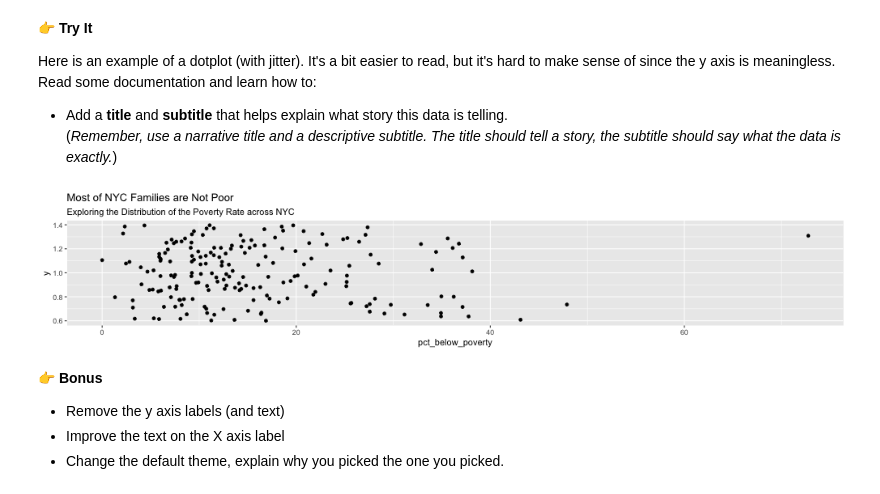
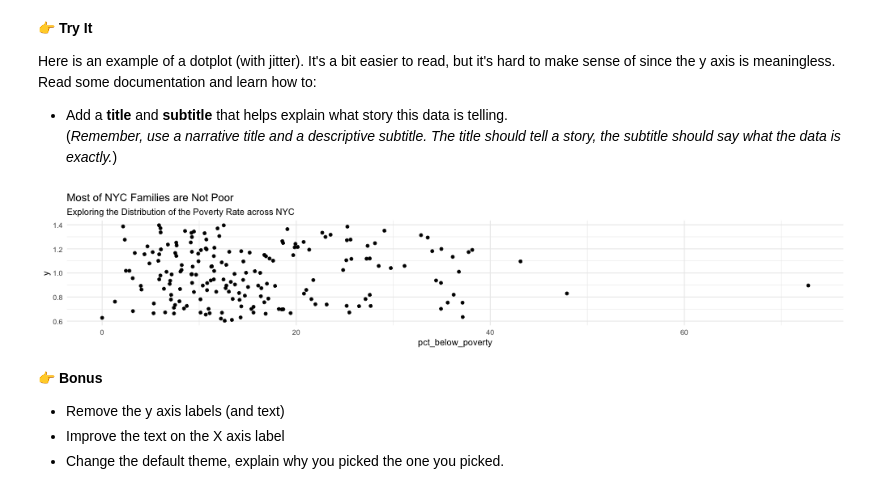
Before and after one commit to data4news/ggplot-intro-shuoshuobar, a Jupyter notebook: notebook-1.ipynb, the cells around one changed output. Drawn from its saved outputs; the diff is of its cells as text; code cells hidden in the pictures.

```diff
--- a/notebook-1.ipynb
+++ b/notebook-1.ipynb
@@ -289,16 +289,17 @@ Here is an example of a dotplot (with jitter). It's a bit easier to read, but it
 # %%
 %%R -w 1000 -h 200
 
 ggplot(df) +
     aes(x=pct_below_poverty, y=1) +
     geom_jitter() +
     labs(
     x = 'pct_below_poverty',
     title = 'Most of NYC Families are Not Poor',
     subtitle = 'Exploring the Distribution of the Poverty Rate across NYC'
-  )
+    )+
+    theme_minimal()  # Apply minimal theme
 # %% [output]
-[figure, old version]
+[figure, new version]
 # %% [markdown]
 
 **👉 Bonus**
```
Also changed, not shown: parts of 1 cell of this notebook.
